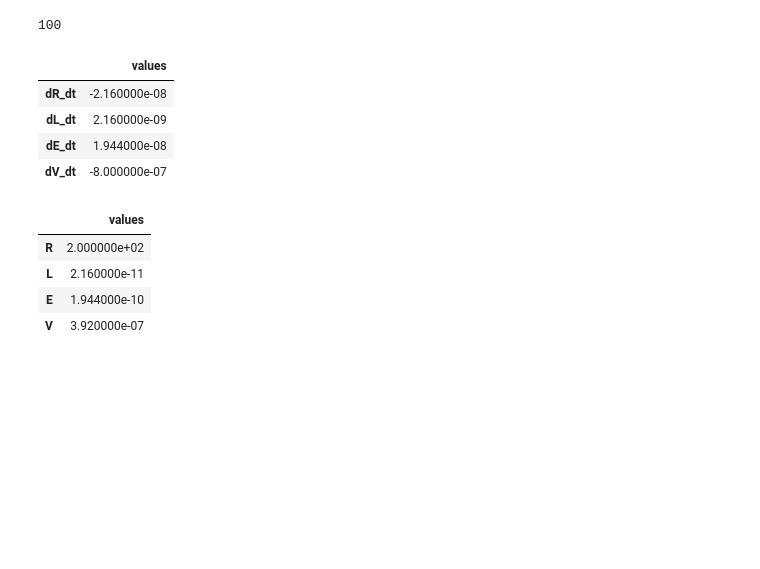
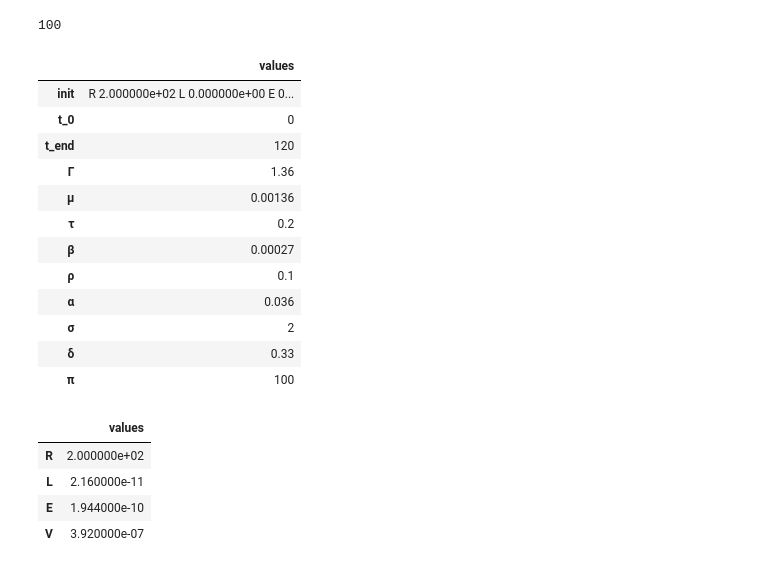
Before and after one commit to megku4u/ModSimPy, a Jupyter notebook: code/hiv_model.ipynb, the cells around one changed output. Cells and saved outputs as stored; diff of their text form; code cells hidden in the pictures; blank space fills up the shorter version.

```diff
--- a/code/hiv_model.ipynb
+++ b/code/hiv_model.ipynb
@@ -21,22 +21,27 @@ V = 0.0000004
 
 #time step - don't use 1!
 dt = 0.01
+t_0 = 0
+t_end = 120
 
-state = State(R = 200,
-              L = 0,
-              E = 0,
-              V = 0.0000004)
 
-#Just a function that I put here and there when I want to reset the state
+
+'''#Just a function that I put here and there when I want to reset the state
 def reset_state():
     state = State(R = 200,
                   L = 0,
                   E = 0,
                   V = 0.0000004)
-    '''
-    R = activated, uninfected CD4 lymphocytes
-    L = latently infected cells
-    E = actively infected cells
-    V = Virions
-    '''
+
+    #R = activated, uninfected CD4 lymphocytes
+    #L = latently infected cells
+    #E = actively infected cells
+    #V = Virions
+
     return state
+init = reset_state()'''
+
+init = State(R = 200,
+              L = 0,
+              E = 0,
+              V = 0.0000004)
@@ -54,20 +65,38 @@ def reset_state():
 # %% [output]
 100
 # %%
+'''
 dR_dt = (Γ * τ) - (μ * R) - (β * R * V)
 dL_dt = (ρ * β * R * V) - (μ * L) - (α * L)
 dE_dt = (1 - ρ) * (β * R * V) + (α * L) - (δ * E)
 dV_dt = (π * E) - (σ * V)
+'''
 
 #defining the system (the rates for the model)
-system = System(dR_dt = dR_dt,
-                dL_dt = dL_dt,
-                dE_dt = dE_dt,
-                dV_dt = dV_dt)
+system = System(init=init,
+                t_0=t_0,
+                t_end=t_end,
+                Γ=Γ,
+                μ=μ,
+                τ=τ,
+                β=β,
+                ρ=ρ,
+                α=α,
+                σ=σ,
+                δ=δ,
+                π=π)
 # %% [output]
 |  | values |
-| dR_dt | -2.160000e-08 |
-| dL_dt | 2.160000e-09 |
-| dE_dt | 1.944000e-08 |
-| dV_dt | -8.000000e-07 |
+| init | R 2.000000e+02 L 0.000000e+00 E 0... |
+| t_0 | 0 |
+| t_end | 120 |
+| Γ | 1.36 |
+| μ | 0.00136 |
+| τ | 0.2 |
+| β | 0.00027 |
+| ρ | 0.1 |
+| α | 0.036 |
+| σ | 2 |
+| δ | 0.33 |
+| π | 100 |
 # %%
```
Also changed, not shown: parts of 8 cells of this notebook.
